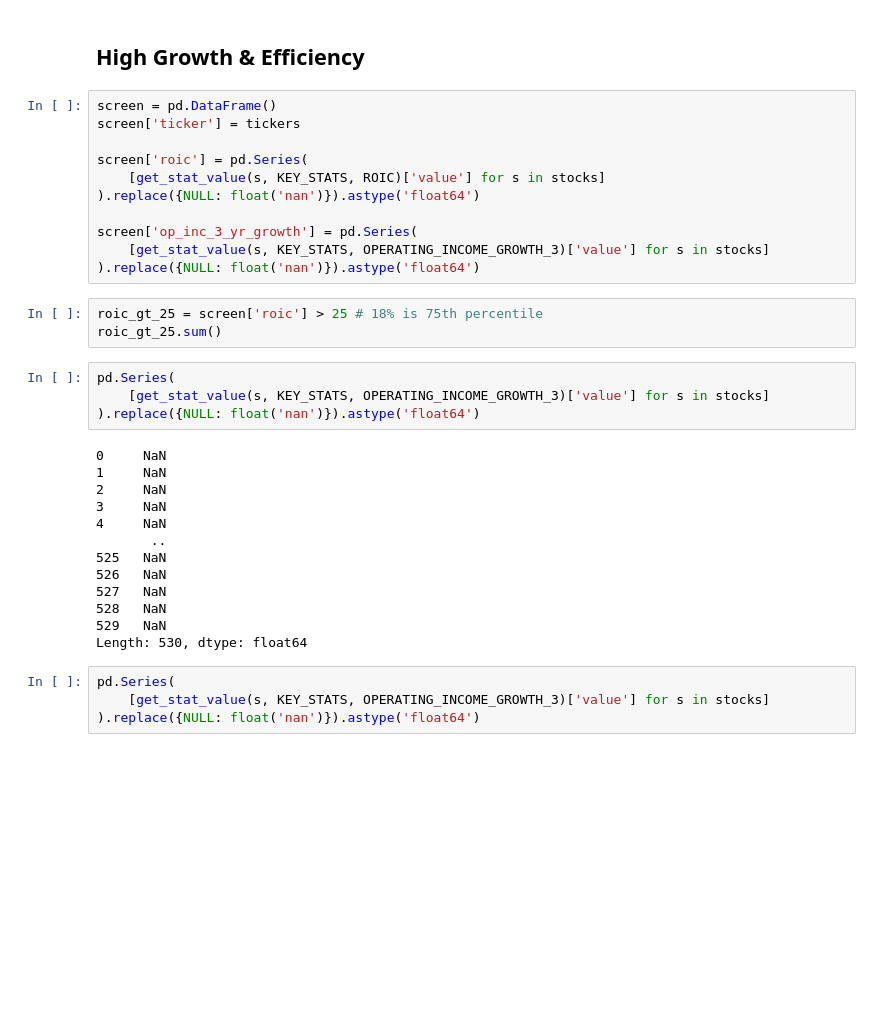
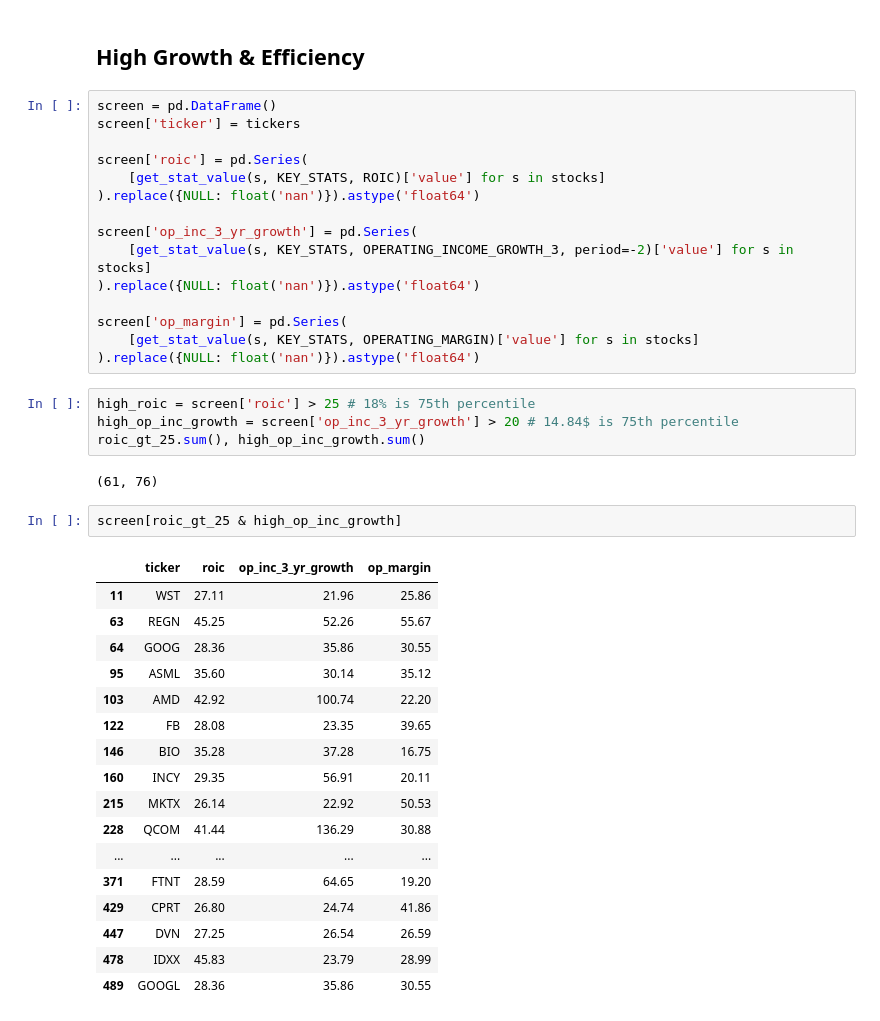
Before and after one commit to vidur6789/dantone, a Jupyter notebook: notebooks/MstarDataUsage.ipynb, the cells around one changed output. Cells and saved outputs as stored; diff of their text form; blank space fills up the shorter version.

```diff
--- a/notebooks/MstarDataUsage.ipynb
+++ b/notebooks/MstarDataUsage.ipynb
@@ -118,29 +118,35 @@ screen['roic'] = pd.Series(
 ).replace({NULL: float('nan')}).astype('float64')
 
 screen['op_inc_3_yr_growth'] = pd.Series(
-    [get_stat_value(s, KEY_STATS, OPERATING_INCOME_GROWTH_3)['value'] for s in stocks]
+    [get_stat_value(s, KEY_STATS, OPERATING_INCOME_GROWTH_3, period=-2)['value'] for s in stocks]
 ).replace({NULL: float('nan')}).astype('float64')
+
+screen['op_margin'] = pd.Series(
+    [get_stat_value(s, KEY_STATS, OPERATING_MARGIN)['value'] for s in stocks]
+).replace({NULL: float('nan')}).astype('float64')
 # %%
-roic_gt_25 = screen['roic'] > 25 # 18% is 75th percentile
-roic_gt_25.sum()
+high_roic = screen['roic'] > 25 # 18% is 75th percentile
+high_op_inc_growth = screen['op_inc_3_yr_growth'] > 20 # 14.84$ is 75th percentile
+roic_gt_25.sum(), high_op_inc_growth.sum()
+# %% [output]
+(61, 76)
 # %%
-pd.Series(
-    [get_stat_value(s, KEY_STATS, OPERATING_INCOME_GROWTH_3)['value'] for s in stocks]
-).replace({NULL: float('nan')}).astype('float64')
+screen[roic_gt_25 & high_op_inc_growth]
 # %% [output]
-0     NaN
-1     NaN
-2     NaN
-3     NaN
-4     NaN
-       ..
-525   NaN
-526   NaN
-527   NaN
-528   NaN
-529   NaN
-Length: 530, dtype: float64
+|  | ticker | roic | op_inc_3_yr_growth | op_margin |
+| 11 | WST | 27.11 | 21.96 | 25.86 |
+| 63 | REGN | 45.25 | 52.26 | 55.67 |
+| 64 | GOOG | 28.36 | 35.86 | 30.55 |
+| 95 | ASML | 35.60 | 30.14 | 35.12 |
+| 103 | AMD | 42.92 | 100.74 | 22.20 |
+| 122 | FB | 28.08 | 23.35 | 39.65 |
+| 146 | BIO | 35.28 | 37.28 | 16.75 |
+| 160 | INCY | 29.35 | 56.91 | 20.11 |
+| 215 | MKTX | 26.14 | 22.92 | 50.53 |
+| 228 | QCOM | 41.44 | 136.29 | 30.88 |
+| ... | ... | ... | ... | ... |
+| 371 | FTNT | 28.59 | 64.65 | 19.20 |
+| 429 | CPRT | 26.80 | 24.74 | 41.86 |
+| 447 | DVN | 27.25 | 26.54 | 26.59 |
+| 478 | IDXX | 45.83 | 23.79 | 28.99 |
+| 489 | GOOGL | 28.36 | 35.86 | 30.55 |
-# %%
-pd.Series(
-    [get_stat_value(s, KEY_STATS, OPERATING_INCOME_GROWTH_3)['value'] for s in stocks]
-).replace({NULL: float('nan')}).astype('float64')
```
Also changed, not shown: parts of 3 cells of this notebook, 18 other files.
